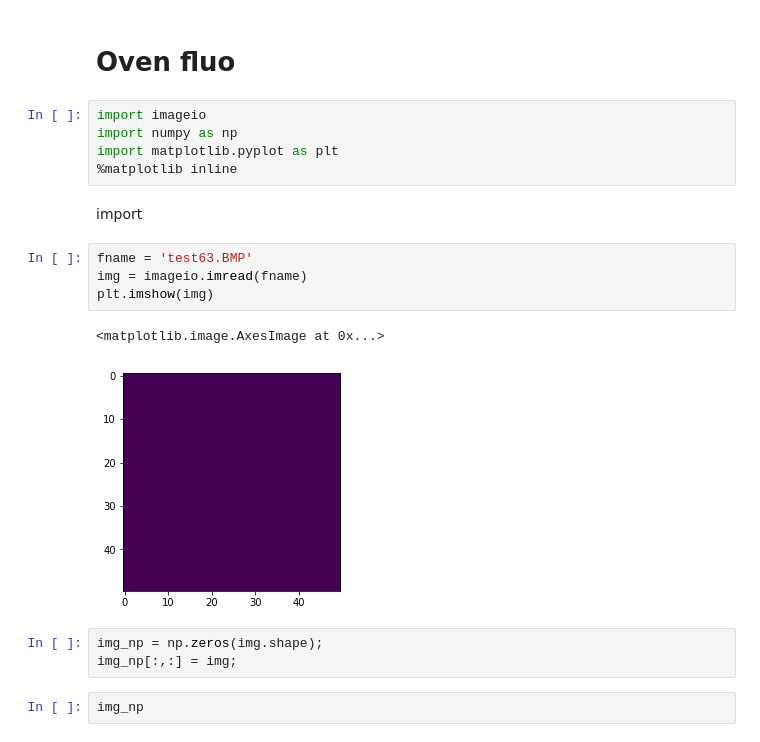
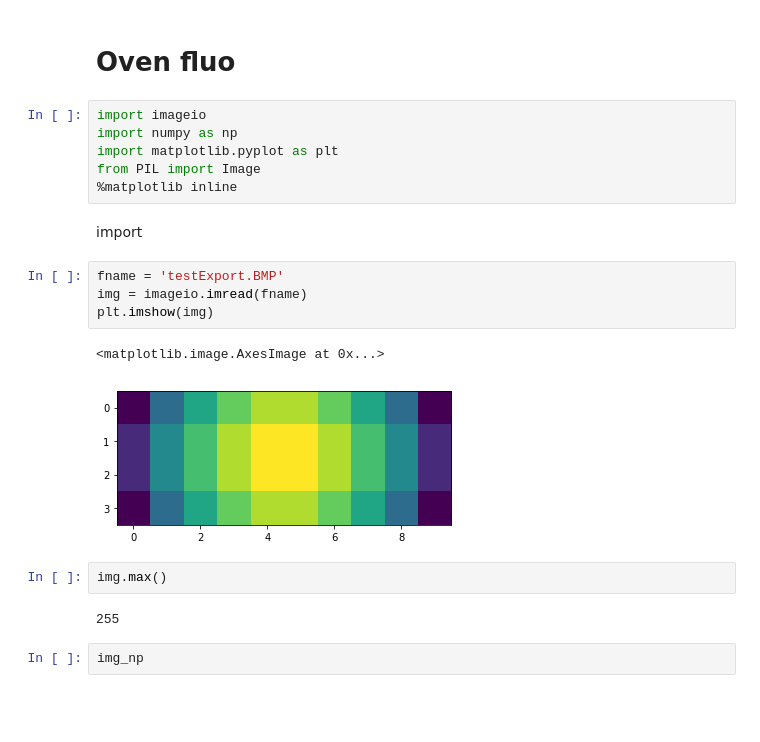
Before and after one commit to nalilab/GuppyWebControl, a Jupyter notebook: OvenFluo.ipynb, the cells around one changed output. Cells and saved outputs as stored; diff of their text form; blank space fills up the shorter version.

Commit message:
Create test pattern and write it to the web interface.

```diff
--- a/OvenFluo.ipynb
+++ b/OvenFluo.ipynb
@@ -4,19 +4,21 @@
 import imageio
 import numpy as np
 import matplotlib.pyplot as plt
+from PIL import Image
 %matplotlib inline
 # %% [markdown]
 import
 # %%
-fname = 'test63.BMP'
+fname = 'testExport.BMP'
 img = imageio.imread(fname)
 plt.imshow(img)
 # %% [output]
 <matplotlib.image.AxesImage at 0x...>
-[figure, old version]
+[figure, new version]
-# %%
-img_np = np.zeros(img.shape);
-img_np[:,:] = img;
+# %%
+img.max()
+# %% [output]
+255
 # %%
 img_np
 # %% [output]
```
Also changed, not shown: parts of 3 cells of this notebook, 3 other files.
